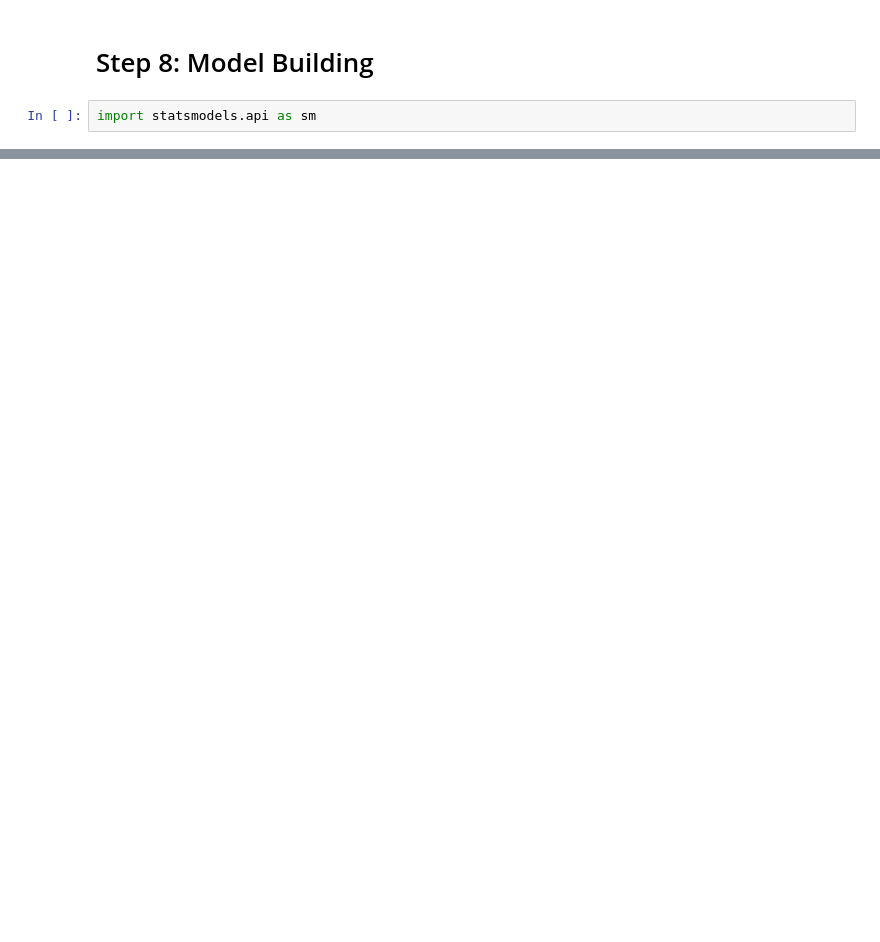
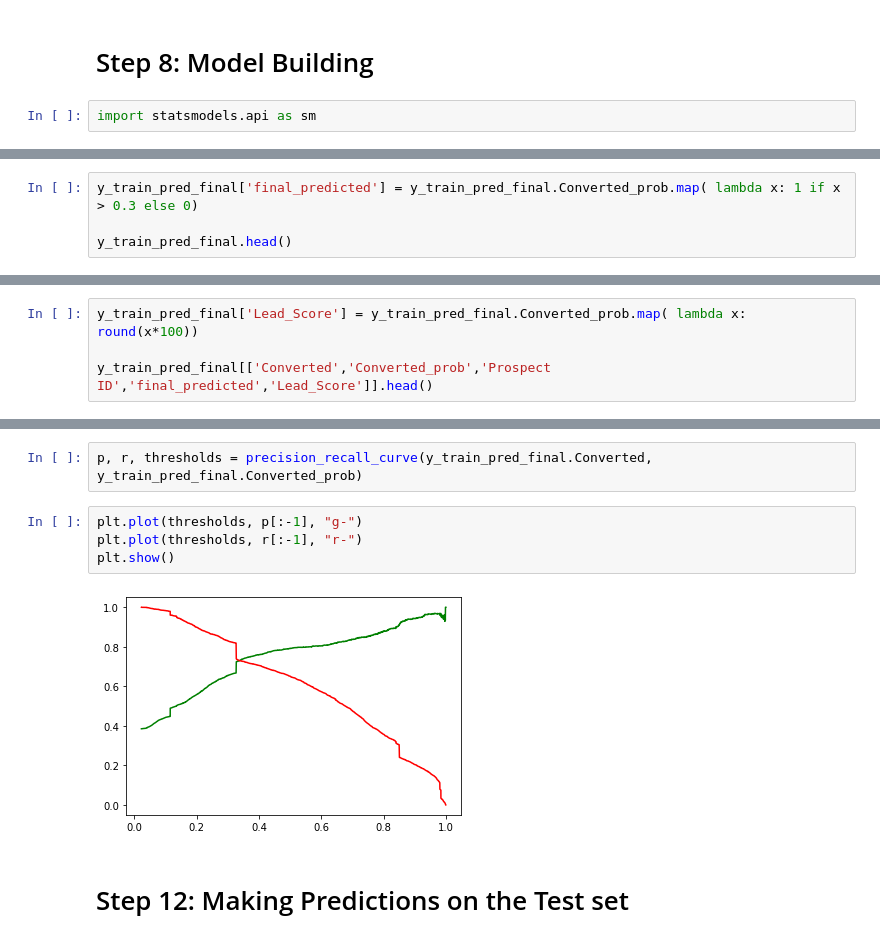
Before and after one commit to ManishDhawal/Lead_Score_Case_Study, a Jupyter notebook: Lead+Scoring+Case+Study.ipynb, the cells around one changed output, grey strips where cells are left out. Cells and saved outputs as stored; diff of their text form; blank space fills up the shorter version.

```diff
--- a/Lead+Scoring+Case+Study.ipynb
+++ b/Lead+Scoring+Case+Study.ipynb
@@ -981,0 +1536,4 @@ Generalized Linear Model Regression Results
+# %%
+y_train_pred_final['final_predicted'] = y_train_pred_final.Converted_prob.map( lambda x: 1 if x > 0.3 else 0)
+
+y_train_pred_final.head()
@@ -981,0 +1547,4 @@ Generalized Linear Model Regression Results
+# %%
+y_train_pred_final['Lead_Score'] = y_train_pred_final.Converted_prob.map( lambda x: round(x*100))
+
+y_train_pred_final[['Converted','Converted_prob','Prospect ID','final_predicted','Lead_Score']].head()
@@ -981,0 +1669,10 @@ Generalized Linear Model Regression Results
+# %%
+p, r, thresholds = precision_recall_curve(y_train_pred_final.Converted, y_train_pred_final.Converted_prob)
+# %%
+plt.plot(thresholds, p[:-1], "g-")
+plt.plot(thresholds, r[:-1], "r-")
+plt.show()
+# %% [output]
+[figure, added]
+# %% [markdown]
+# Step 12: Making Predictions on the Test set
```
Also changed, not shown: parts of 143 cells of this notebook.
